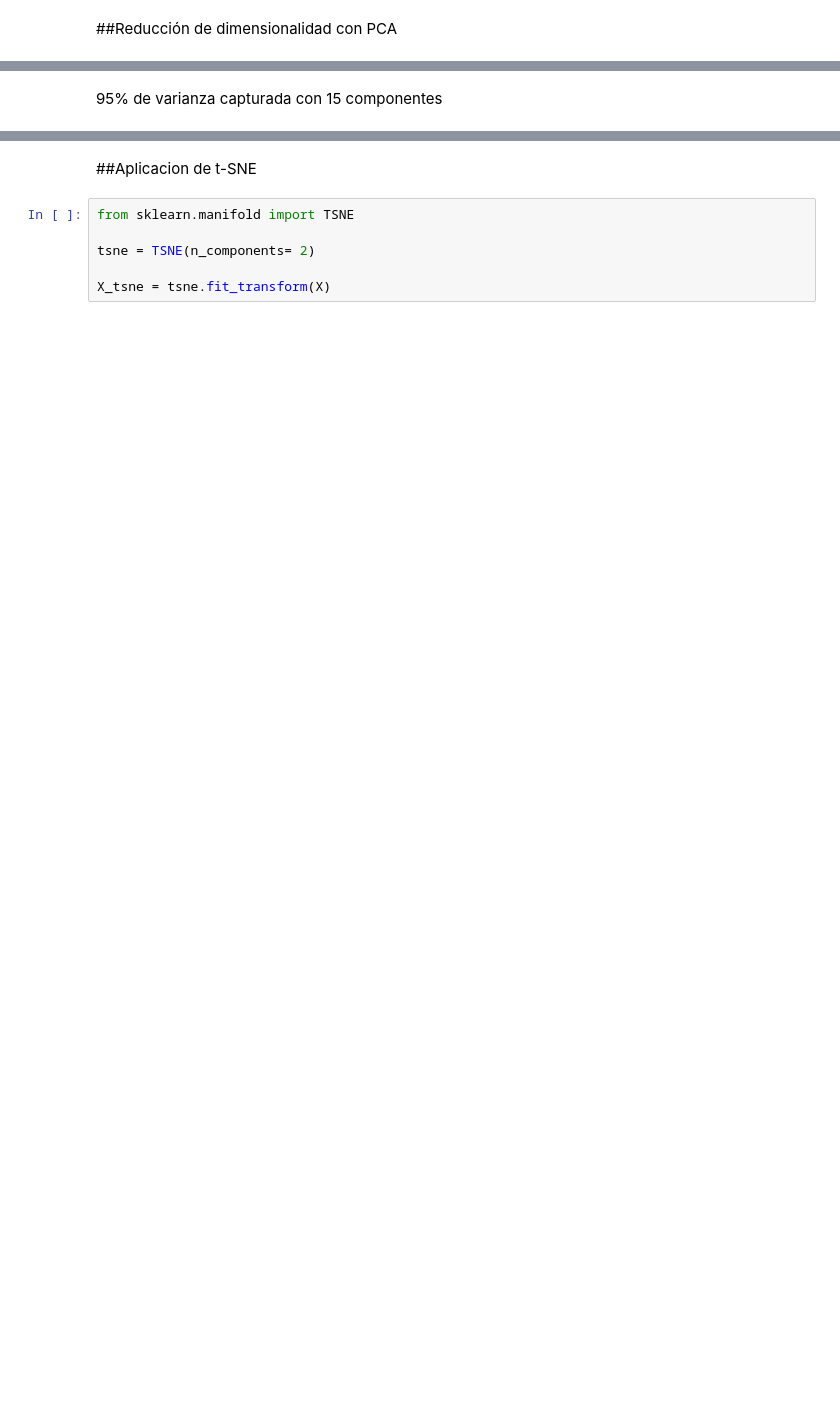
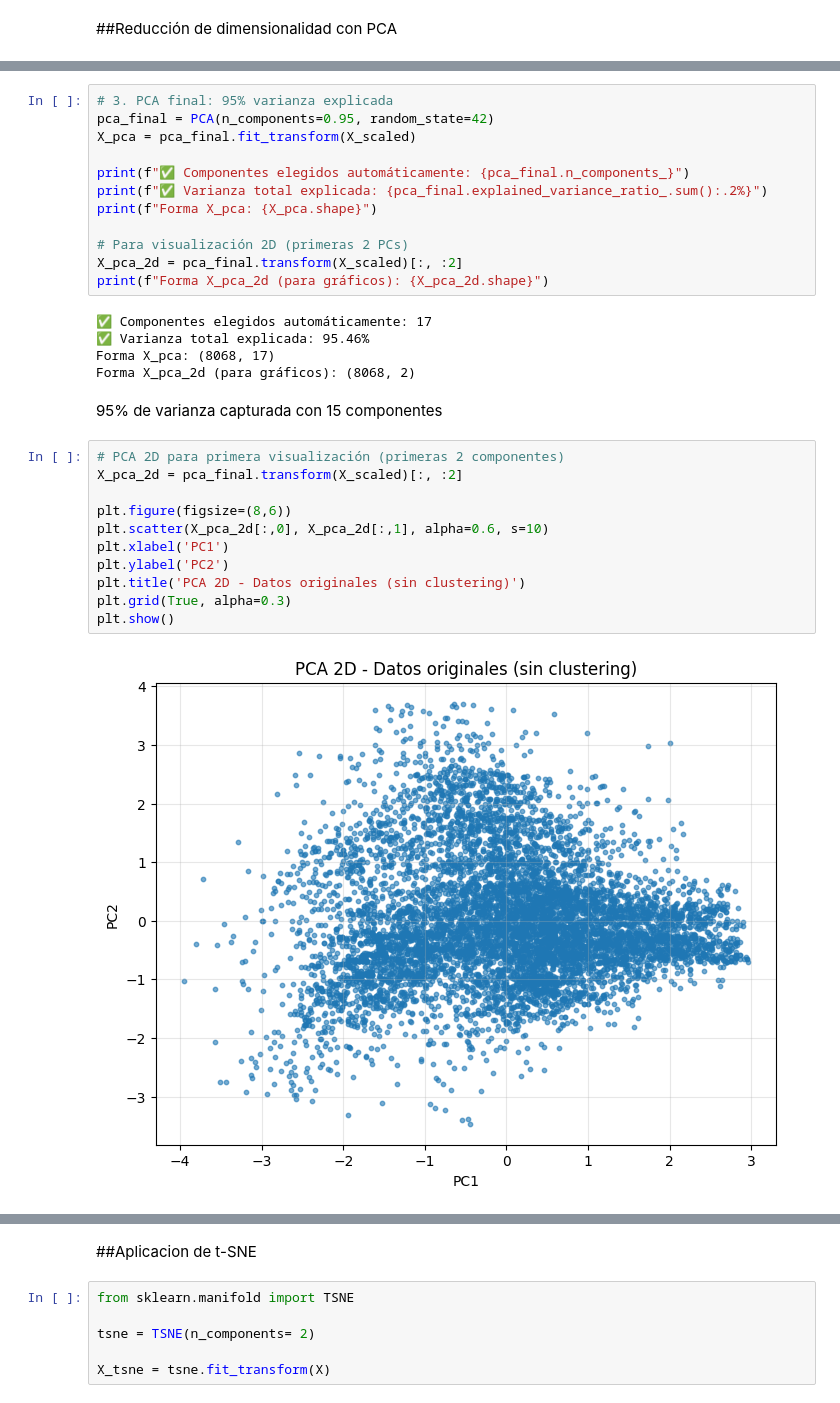
Before and after one commit to luisleonb/Proyecto_M7_ABP, a Jupyter notebook: Proyect__M7_ABP.ipynb, the cells around one changed output, grey strips where cells are left out. Cells and saved outputs as stored; diff of their text form; blank space fills up the shorter version.

```diff
--- a/Proyect__M7_ABP.ipynb
+++ b/Proyect__M7_ABP.ipynb
@@ -178,2 +227,32 @@ plt.show()
+# %%
+# 3. PCA final: 95% varianza explicada
+pca_final = PCA(n_components=0.95, random_state=42)
+X_pca = pca_final.fit_transform(X_scaled)
+
+print(f"✅ Componentes elegidos automáticamente: {pca_final.n_components_}")
+print(f"✅ Varianza total explicada: {pca_final.explained_variance_ratio_.sum():.2%}")
+print(f"Forma X_pca: {X_pca.shape}")
+
+# Para visualización 2D (primeras 2 PCs)
+X_pca_2d = pca_final.transform(X_scaled)[:, :2]
+print(f"Forma X_pca_2d (para gráficos): {X_pca_2d.shape}")
+# %% [output]
+✅ Componentes elegidos automáticamente: 17
+✅ Varianza total explicada: 95.46%
+Forma X_pca: (8068, 17)
+Forma X_pca_2d (para gráficos): (8068, 2)
 # %% [markdown]
 95% de varianza capturada con 15 componentes
+# %%
+# PCA 2D para primera visualización (primeras 2 componentes)
+X_pca_2d = pca_final.transform(X_scaled)[:, :2]
+
+plt.figure(figsize=(8,6))
+plt.scatter(X_pca_2d[:,0], X_pca_2d[:,1], alpha=0.6, s=10)
+plt.xlabel('PC1')
+plt.ylabel('PC2')
+plt.title('PCA 2D - Datos originales (sin clustering)')
+plt.grid(True, alpha=0.3)
+plt.show()
+# %% [output]
+[figure, added]
```
Also changed, not shown: parts of 21 cells of this notebook.
